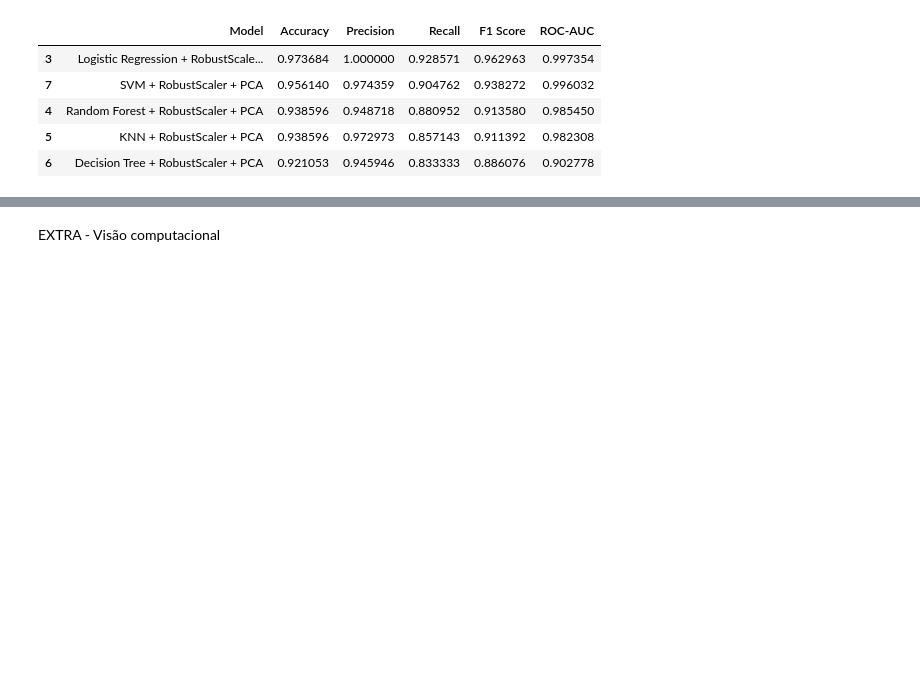
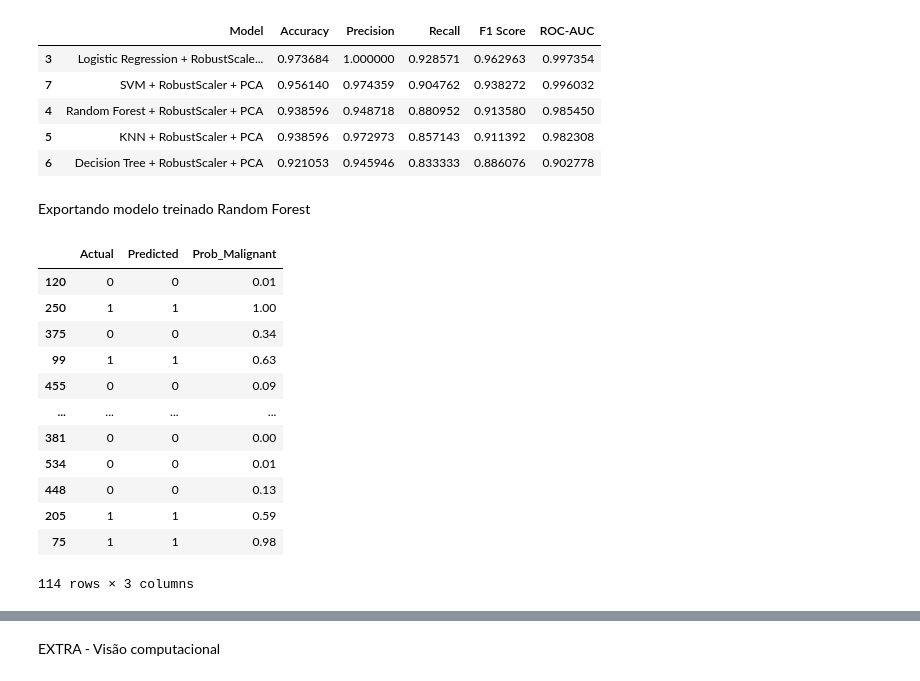
Before and after one commit to NicoBondarenco/tech-challenge-11iadt-fase-01, a Jupyter notebook: notebooks/tech_challenge_fase1.ipynb, the cells around one changed output, grey strips where cells are left out. Saved outputs shown, nothing was run; the diff lists cells and outputs as text; code cells hidden in the pictures; blank space fills up the shorter version.

```diff
--- a/notebooks/tech_challenge_fase1.ipynb
+++ b/notebooks/tech_challenge_fase1.ipynb
@@ -767,3 +767,5 @@ display(
 | 4 | Random Forest + RobustScaler + PCA | 0.938596 | 0.948718 | 0.880952 | 0.913580 | 0.985450 |
 | 5 | KNN + RobustScaler + PCA | 0.938596 | 0.972973 | 0.857143 | 0.911392 | 0.982308 |
 | 6 | Decision Tree + RobustScaler + PCA | 0.921053 | 0.945946 | 0.833333 | 0.886076 | 0.902778 |
+# %% [markdown]
+Exportando modelo treinado Random Forest
@@ -769,0 +781,26 @@ display(
+# %%
+# Previsões com o Random Forest treinado (rf) sobre X_test_scaled
+rf_preds = rf.predict(X_test_scaled)
+rf_proba = rf.predict_proba(X_test_scaled)[:, 1]
+
+pred_df = pd.DataFrame({
+    "Actual": y_test,
+    "Predicted": rf_preds,
+    "Prob_Malignant": rf_proba
+}, index=y_test.index)
+
+pred_df
+# %% [output]
+|  | Actual | Predicted | Prob_Malignant |
+| 120 | 0 | 0 | 0.01 |
+| 250 | 1 | 1 | 1.00 |
+| 375 | 0 | 0 | 0.34 |
+| 99 | 1 | 1 | 0.63 |
+| 455 | 0 | 0 | 0.09 |
+| ... | ... | ... | ... |
+| 381 | 0 | 0 | 0.00 |
+| 534 | 0 | 0 | 0.01 |
+| 448 | 0 | 0 | 0.13 |
+| 205 | 1 | 1 | 0.59 |
+| 75 | 1 | 1 | 0.98 |
+114 rows × 3 columns
```
Also changed, not shown: parts of 13 cells of this notebook, 4 other files.
